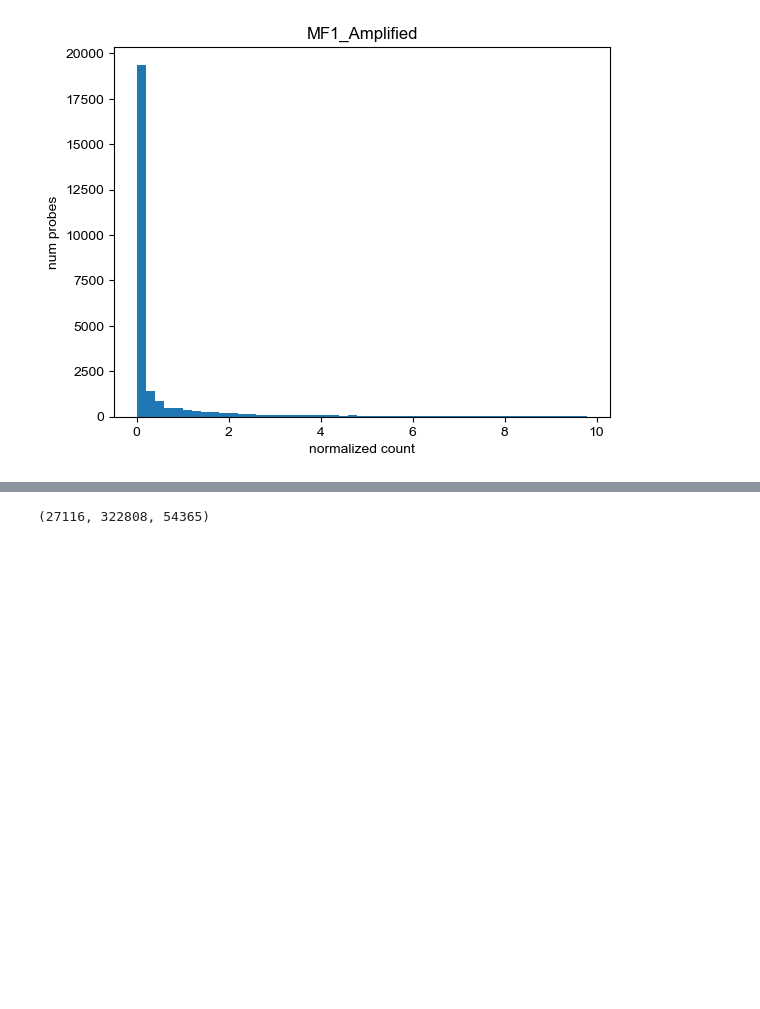
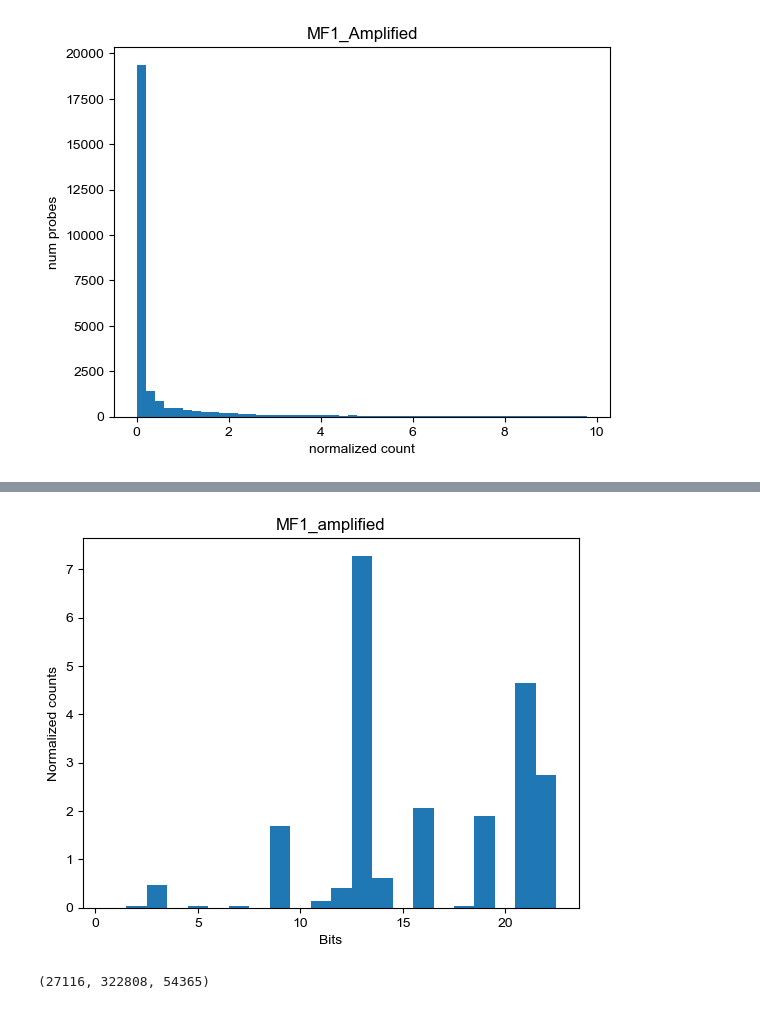
Before and after one commit to zhengpuas47/Weissman_MERFISH_Scripts, a Jupyter notebook: Sequencing_analysis/MF1-3_oligoPool_sequencing.ipynb, the cells around one changed output, grey strips where cells are left out. Drawn from its saved outputs; the diff is of its cells as text; code cells hidden in the pictures; blank space fills up the shorter version.

```diff
--- a/Sequencing_analysis/MF1-3_oligoPool_sequencing.ipynb
+++ b/Sequencing_analysis/MF1-3_oligoPool_sequencing.ipynb
@@ -104,3 +109,12 @@ plt.title(f"{library_name}_Amplified")
 plt.show()
 # %% [output]
 [figure]
+# %%
+# split by gene
+gene_2_amplified_match_df = {}
+for _i, _row in lib_amplified_match_df.iterrows():
+      _gene = _row['name'].split('_')[1]
+      if _gene not in gene_2_amplified_match_df:
+            gene_2_amplified_match_df[_gene] = [_row['mapped']]
+      else:
+            gene_2_amplified_match_df[_gene].append(_row['mapped'])
@@ -107,3 +151,26 @@ plt.show()
+# %%
+# split by probe
+probe_2_amplified_matches = {}
+for _i, _row in lib_amplified_match_df.iterrows():
+      _probe = _row['name'].split('-')[-1]
+      if _probe not in probe_2_amplified_matches:
+            probe_2_amplified_matches[_probe] = [_row['mapped']]
+      else:
+            probe_2_amplified_matches[_probe].append(_row['mapped'])
+probes = [_k for _k in sorted(probe_2_amplified_matches.keys(), key=lambda v:int(v.split('_')[1]))]
+probe_total_counts = [np.sum(probe_2_amplified_matches[_p])/np.mean(lib_amplified_match_df['mapped'])/len(probe_2_amplified_matches[_p])
+                      for _p in probes]
+
+plt.figure()
+plt.bar(np.arange(len(probe_total_counts))+1, probe_total_counts, width=1)
+plt.xlabel('Bits')
+plt.ylabel('Normalized counts')
+plt.title(f"{library_name}_amplified")
+#for _gene, _counts in gene_2_amplified_matches.items():
+#    plt.hist(_counts, bins=np.arange(0,100, 5), label=f"{_gene}")
+plt.show()
+# %% [output]
+[figure, added]
 # %%
 twist_pool_stat = pd.read_table([_f for _f in alignment_stats if library_name in _f and 'twist' in _f][0],
                                     header=None, names=['ref', 'length', 'mapped', 'unmapped'])
```
Also changed, not shown: parts of 16 cells of this notebook.
